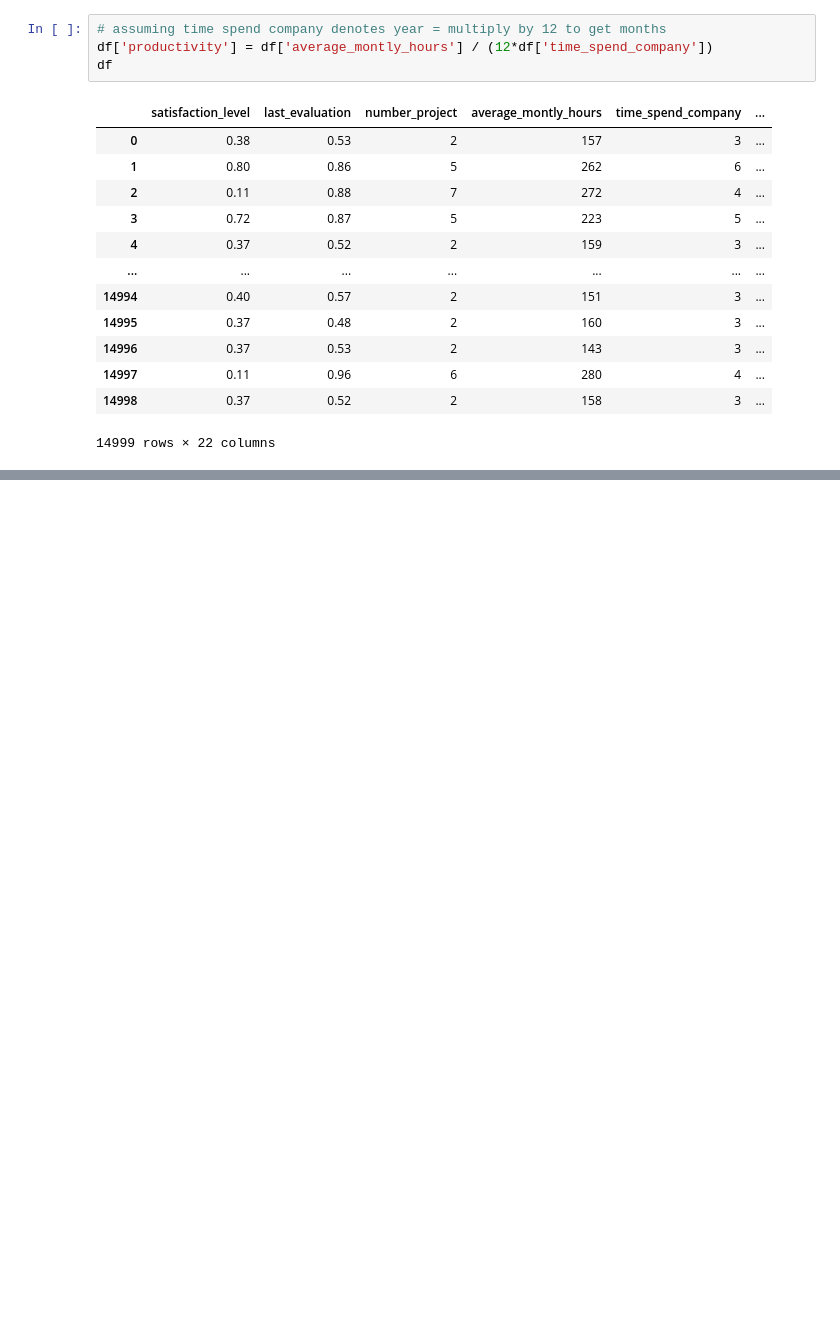
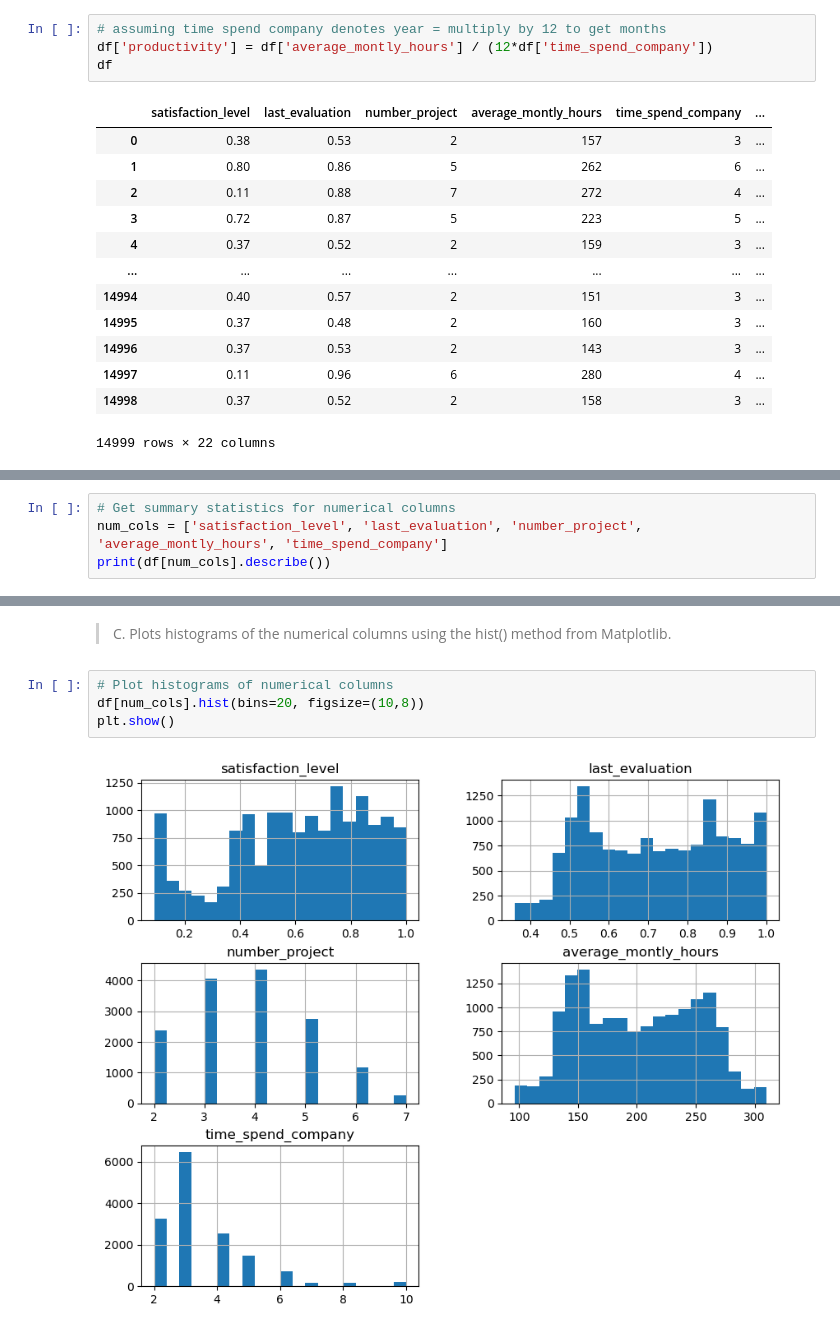
Before and after one commit to Suraj520/data-science, a Jupyter notebook: 03-case-studies/01-employee-retention/notebook.ipynb, the cells around one changed output, grey strips where cells are left out. Cells and saved outputs as stored; diff of their text form; blank space fills up the shorter version.

```diff
--- a/03-case-studies/01-employee-retention/notebook.ipynb
+++ b/03-case-studies/01-employee-retention/notebook.ipynb
@@ -65,0 +92,4 @@ df
+# %%
+# Get summary statistics for numerical columns
+num_cols = ['satisfaction_level', 'last_evaluation', 'number_project', 'average_montly_hours', 'time_spend_company']
+print(df[num_cols].describe())
@@ -65,0 +116,8 @@ df
+# %% [markdown]
+> C. Plots histograms of the numerical columns using the hist() method from Matplotlib.
+# %%
+# Plot histograms of numerical columns
+df[num_cols].hist(bins=20, figsize=(10,8))
+plt.show()
+# %% [output]
+[figure, added]
```
Also changed, not shown: parts of 17 cells of this notebook.
